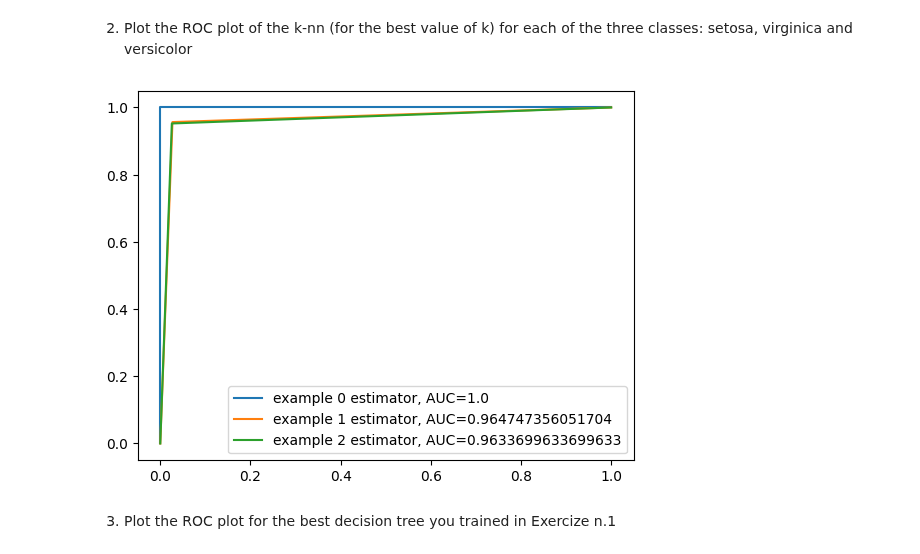
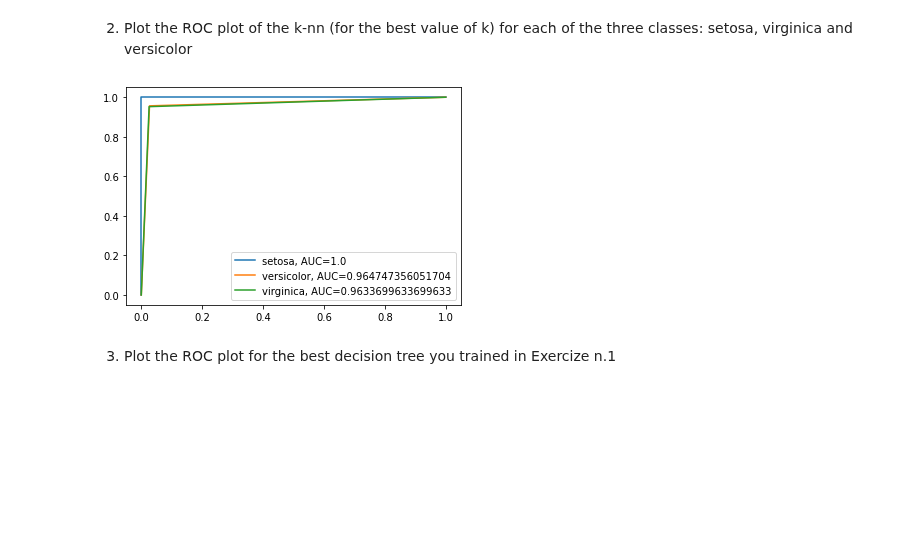
Before and after one commit to Fazzaa/ml_lab, a Jupyter notebook: knn/classification_iris_knn_aa_21_22.ipynb, the cells around one changed output. Cells and saved outputs as stored; diff of their text form; code cells hidden in the pictures; blank space fills up the shorter version.

Commit message:
modified legends

```diff
--- a/knn/classification_iris_knn_aa_21_22.ipynb
+++ b/knn/classification_iris_knn_aa_21_22.ipynb
@@ -370,20 +370,20 @@ Text(0, 0.5, 'Petal width')
 # %%
 plt.figure(0).clf()
 X = iris.data
 y = iris.target
 
 y = label_binarize(y, classes=[0, 1, 2])
 X_train, X_test, y_train, y_test = train_test_split(X, y, test_size=0.4, random_state=0)
 classifier = OneVsRestClassifier(neighbors.KNeighborsClassifier(7, weights="distance"))
 classifier.fit(X_train, y_train)
 predicted_y = classifier.predict(X_test)
 for i in range(3):
 	fpr, tpr, thresholds = metrics.roc_curve(y_test[:, i], predicted_y[:, i])
 	roc_auc = metrics.auc(fpr, tpr)
-	plt.plot(fpr,tpr,label=f"example {i} estimator, AUC={str(roc_auc)}")
+	plt.plot(fpr,tpr,label=f"{iris.target_names[i]}, AUC={str(roc_auc)}")
 	plt.legend()
 # %% [output]
-[figure, old version]
+[figure, new version]
 # %% [markdown]
 3. Plot the ROC plot for the best decision tree you trained in Exercize n.1
 # %%
```
Also changed, not shown: parts of 1 cell of this notebook.
